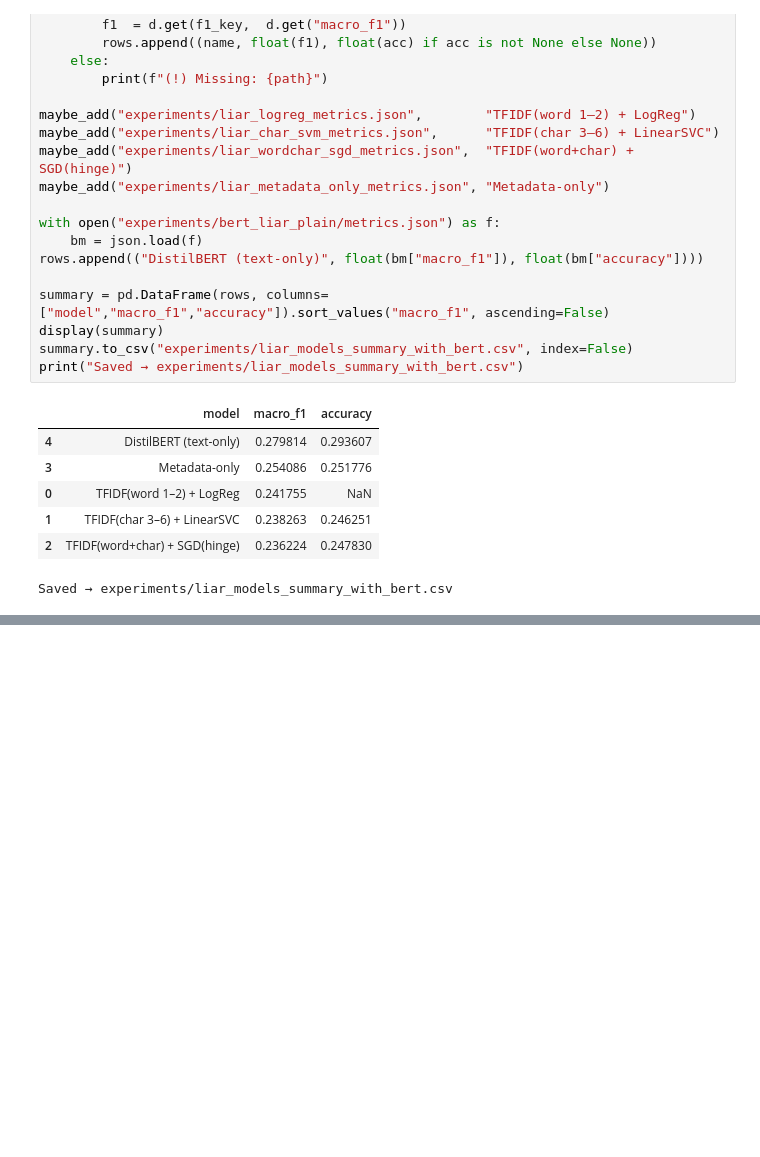
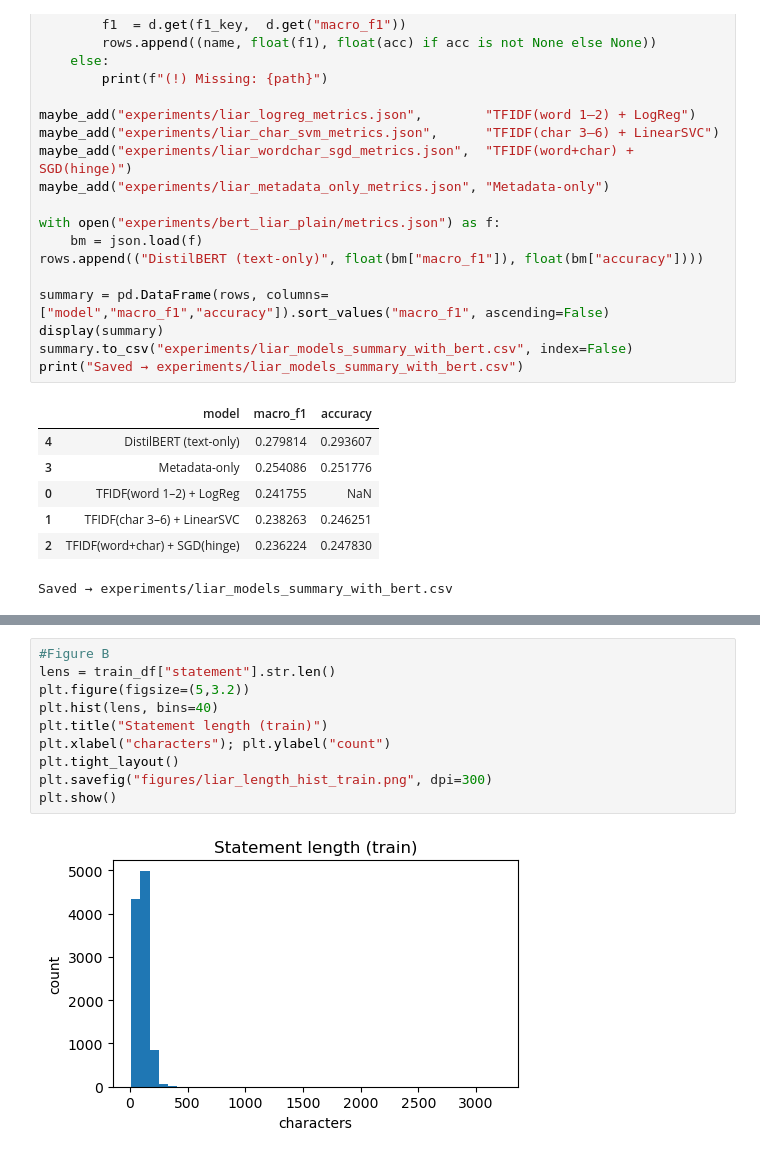
Before and after one commit to aleksandarnn/fake-news-detection-group2, a Jupyter notebook: NLP_Project.ipynb, the cells around one changed output, grey strips where cells are left out. Saved outputs shown, nothing was run; the diff lists cells and outputs as text; blank space fills up the shorter version.

```diff
--- a/NLP_Project.ipynb
+++ b/NLP_Project.ipynb
@@ -765,0 +833,12 @@ Saved → experiments/liar_models_summary_with_bert.csv
+# %%
+#Figure B
+lens = train_df["statement"].str.len()
+plt.figure(figsize=(5,3.2))
+plt.hist(lens, bins=40)
+plt.title("Statement length (train)")
+plt.xlabel("characters"); plt.ylabel("count")
+plt.tight_layout()
+plt.savefig("figures/liar_length_hist_train.png", dpi=300)
+plt.show()
+# %% [output]
+[figure, added]
```
Also changed, not shown: parts of 4 cells of this notebook.
